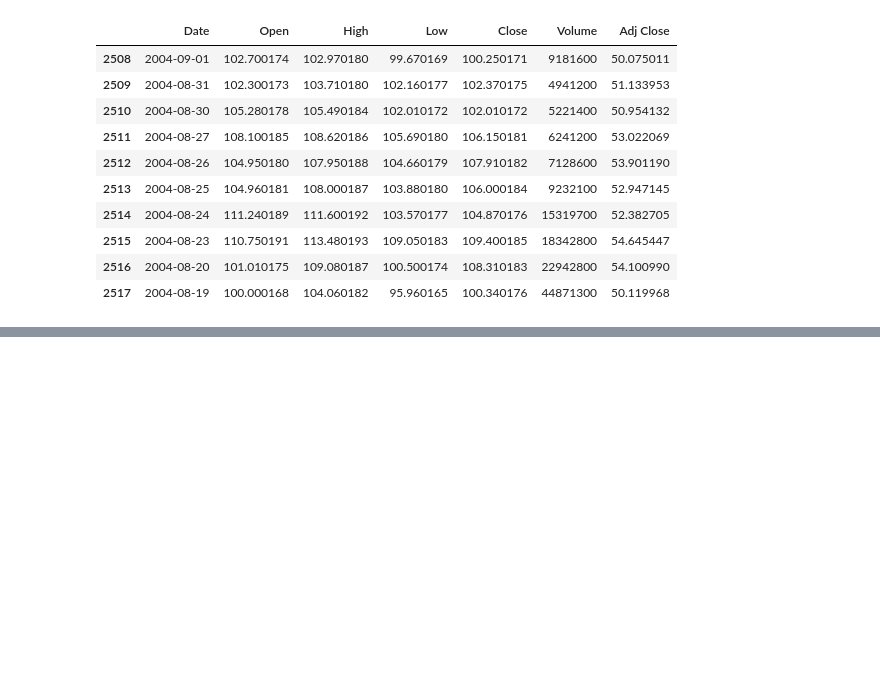
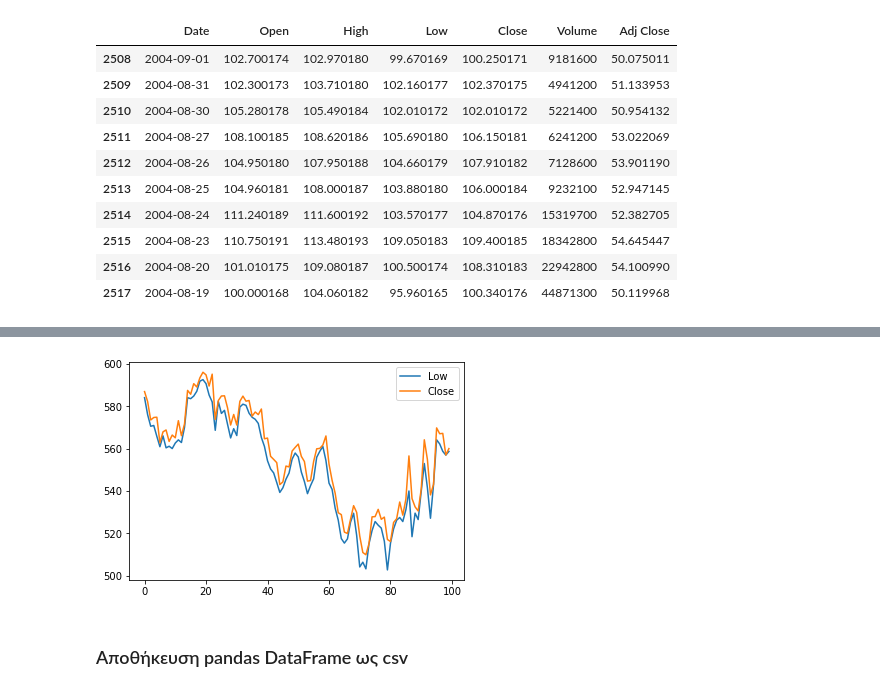
Before and after one commit to chgogos/dituoi_agp, a Jupyter notebook: pl/python/notebooks/14-csv.ipynb, the cells around one changed output, grey strips where cells are left out. Cells and saved outputs as stored; diff of their text form; code cells hidden in the pictures; blank space fills up the shorter version.

```diff
--- a/pl/python/notebooks/14-csv.ipynb
+++ b/pl/python/notebooks/14-csv.ipynb
@@ -182,0 +217,11 @@ df.tail(10)
+# %%
+# γρήγορο γράφημα πάνω στο dataframe
+
+import matplotlib.pyplot as plt
+
+df[['Low','Close']][0:100].plot()
+plt.show()
+# %% [output]
+[figure, added]
+# %% [markdown]
+### Αποθήκευση pandas DataFrame ως csv
```
Also changed, not shown: parts of 7 cells of this notebook, 10 other files.
